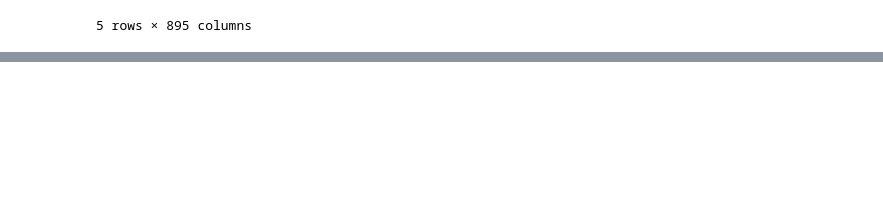
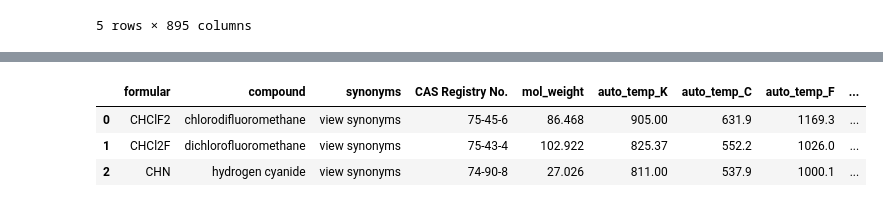
Before and after one commit to SergeyAnufriev/biofuels, a Jupyter notebook: Octane_and_phys_prop.ipynb, the cells around one changed output, grey strips where cells are left out. Drawn from its saved outputs; the diff is of its cells as text; code cells hidden in the pictures; blank space fills up the shorter version.

Commit message:
clean knovel data

```diff
--- a/Octane_and_phys_prop.ipynb
+++ b/Octane_and_phys_prop.ipynb
@@ -297,2 +234,12 @@ df_auto1.to_csv(r'C:\Users\zcemg08\Desktop\data\autoignit_temp\autoignition_comp
 # %%
 files_auto2    = glob.glob(r"C:\Users\zcemg08\Desktop\data\autoignit_temp\autoignition_compilation_2\*.csv")[1:]
+
+header   = ['formular','compound','synonyms','CAS Registry No.',\
+             'mol_weight','auto_temp_K','auto_temp_C','auto_temp_F','code']
+
+col      = [1,1,1,1,0,0,0,0,0]
+
+skiprows = [0,1,2,3,4]
+
+
+df_auto2 = pd.concat([clean_df(x,header,skiprows,col)for x in files_auto2])
@@ -333,2 +245,0 @@ def clean_auto2(link_):
-# %%
-df_auto2 = pd.concat([clean_auto2(x) for x in files_auto2])
@@ -351 +246,8 @@ df_auto2
+# %%
+df_auto2.head(3)
+# %% [output]
+|  | formular | compound | synonyms | CAS Registry No. | mol_weight | auto_temp_K | auto_temp_C | auto_temp_F | ... |
+| 0 | CHClF2 | chlorodifluoromethane | view synonyms | 75-45-6 | 86.468 | 905.00 | 631.9 | 1169.3 | ... |
+| 1 | CHCl2F | dichlorofluoromethane | view synonyms | 75-43-4 | 102.922 | 825.37 | 552.2 | 1026.0 | ... |
+| 2 | CHN | hydrogen cyanide | view synonyms | 74-90-8 | 27.026 | 811.00 | 537.9 | 1000.1 | ... |
 # %%
```
Also changed, not shown: parts of 45 cells of this notebook.
